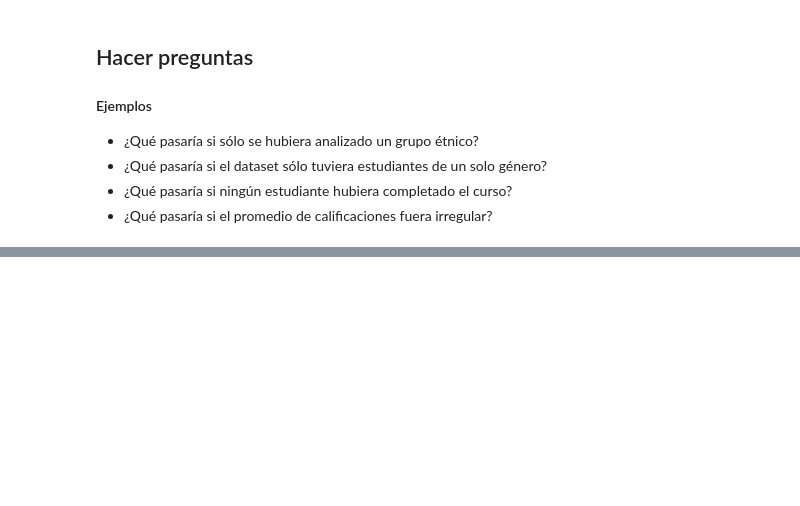
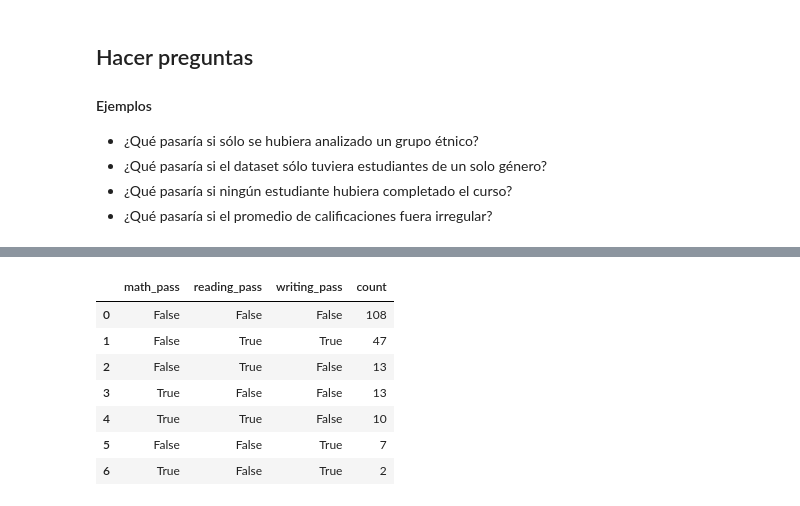
Before and after one commit to MarioChvx/ciencia_de_datos_PAMBAZO, a Jupyter notebook: proyectos/unidad1/proyecto_eda/nueva_expo.ipynb, the cells around one changed output, grey strips where cells are left out. Cells and saved outputs as stored; diff of their text form; code cells hidden in the pictures; blank space fills up the shorter version.

```diff
--- a/proyectos/unidad1/proyecto_eda/nueva_expo.ipynb
+++ b/proyectos/unidad1/proyecto_eda/nueva_expo.ipynb
@@ -78,0 +163,23 @@ for category in df_free.select_dtypes(include=object).columns:
+# %%
+df_free_bad = (
+    df_free_bad
+    .assign(math_pass = lambda df: df.math_score >= 60)
+    .assign(reading_pass = lambda df: df.reading_score >= 60)
+    .assign(writing_pass = lambda df: df.writing_score >= 60)
+    .assign(mean_pass = lambda df: df.mean_score >= 60)
+)
+# %%
+(
+    df_free_bad
+    .value_counts(['math_pass', 'reading_pass', 'writing_pass'])
+    .reset_index(name='count')
+)
+# %% [output]
+|  | math_pass | reading_pass | writing_pass | count |
+| 0 | False | False | False | 108 |
+| 1 | False | True | True | 47 |
+| 2 | False | True | False | 13 |
+| 3 | True | False | False | 13 |
+| 4 | True | True | False | 10 |
+| 5 | False | False | True | 7 |
+| 6 | True | False | True | 2 |
```
Also changed, not shown: parts of 21 cells of this notebook.
